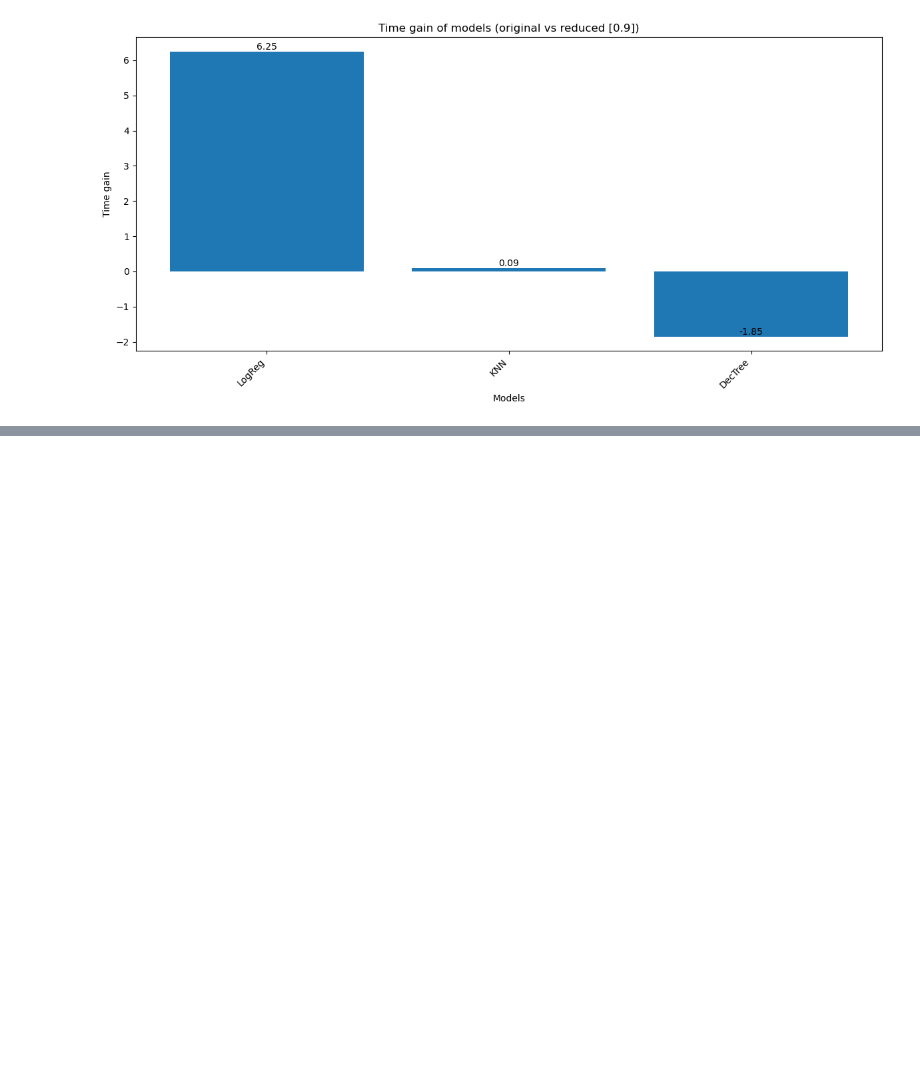
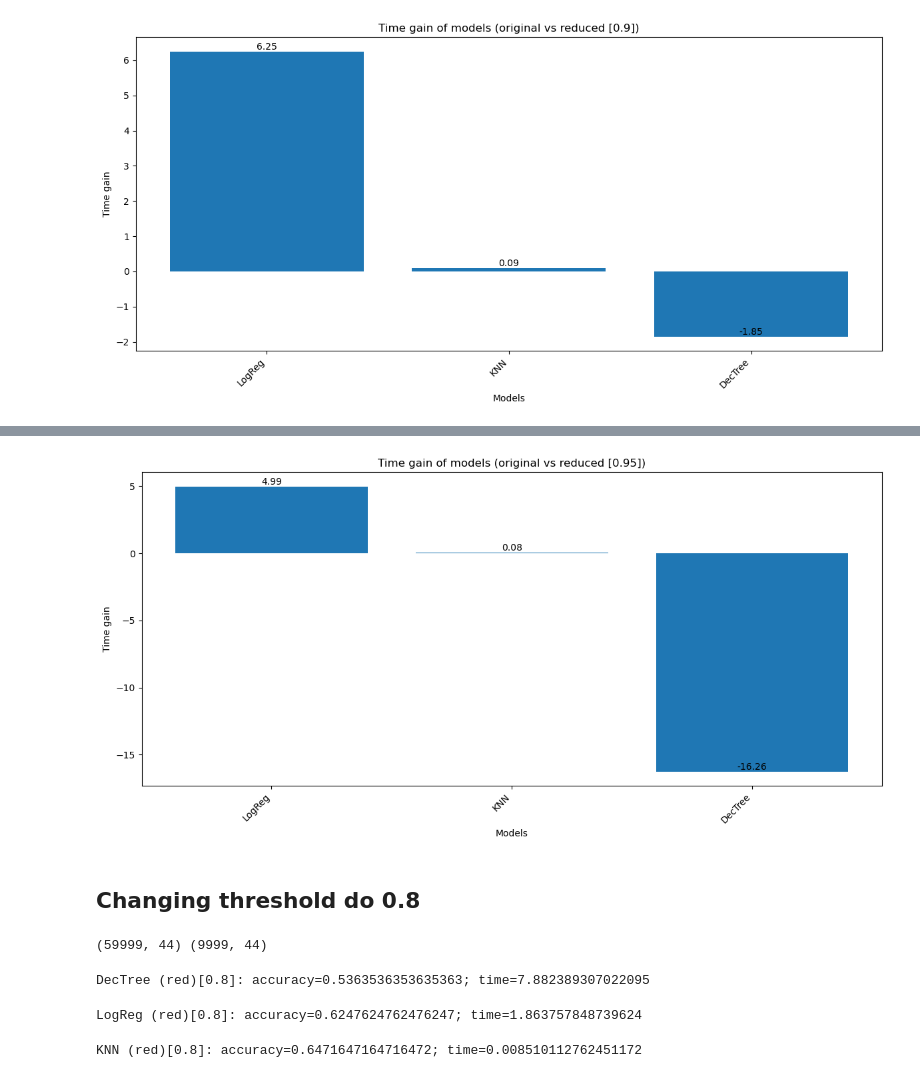
Before and after one commit to s27369/PRO1D_s27369, a Jupyter notebook: Lab67/Lab67_MNIST_DimRed.ipynb, the cells around one changed output, grey strips where cells are left out. Cells and saved outputs as stored; diff of their text form; code cells hidden in the pictures; blank space fills up the shorter version.

```diff
--- a/Lab67/Lab67_MNIST_DimRed.ipynb
+++ b/Lab67/Lab67_MNIST_DimRed.ipynb
@@ -332,0 +349,9 @@ iterate_pca(150, 300, 1,)
+# %%
+models[f"DecTree (red)[{threshold}]"]= DecisionTreeClassifier(random_state=42)
+models[f"LogReg (red)[{threshold}]"]= LogisticRegression(multi_class="multinomial", solver="lbfgs", random_state=42)
+models[f"KNN (red)[{threshold}]"]= KNeighborsClassifier(n_neighbors=10)
+
+datasets[f"reduced [{threshold}]"] = {
+    "X_train": X_train_reduced_95,
+    "X_test": X_test_reduced_95
+}
@@ -332,0 +382,18 @@ iterate_pca(150, 300, 1,)
+# %%
+original_models = [x for x in models.keys() if "(red)" not in x]
+reduced_models = list(models.keys()-original_models)
+mapping = {x:y for x in original_models for y in reduced_models if ((x in y) and (str(threshold) in y))}
+time_gains = {x: times[x]-times[y] for x, y in mapping.items()}
+
+plot_results("Time gain")
+# %% [output]
+[figure, added]
+# %% [markdown]
+## Changing threshold do 0.8
+# %%
+threshold = 0.8
+n_comp_80 = iterate_pca(10, 300, 1, break_if_reached=True, prnt=False)
+X_train_reduced_80, X_test_reduced_80, _=reduce_dataset(n_comp_80)
+print(X_train_reduced_80.shape, X_test_reduced_80.shape)
+# %% [output]
+(59999, 44) (9999, 44)
@@ -332,0 +409,12 @@ iterate_pca(150, 300, 1,)
+# %%
+train_time_eval(f"DecTree (red)[{threshold}]", f"reduced [{threshold}]")
+# %% [output]
+DecTree (red)[0.8]: accuracy=0.5363536353635363; time=7.882389307022095
+# %%
+train_time_eval(f"LogReg (red)[{threshold}]", f"reduced [{threshold}]")
+# %% [output]
+LogReg (red)[0.8]: accuracy=0.6247624762476247; time=1.863757848739624
+# %%
+train_time_eval(f"KNN (red)[{threshold}]", f"reduced [{threshold}]")
+# %% [output]
+KNN (red)[0.8]: accuracy=0.6471647164716472; time=0.008510112762451172
```
Also changed, not shown: parts of 20 cells of this notebook.
